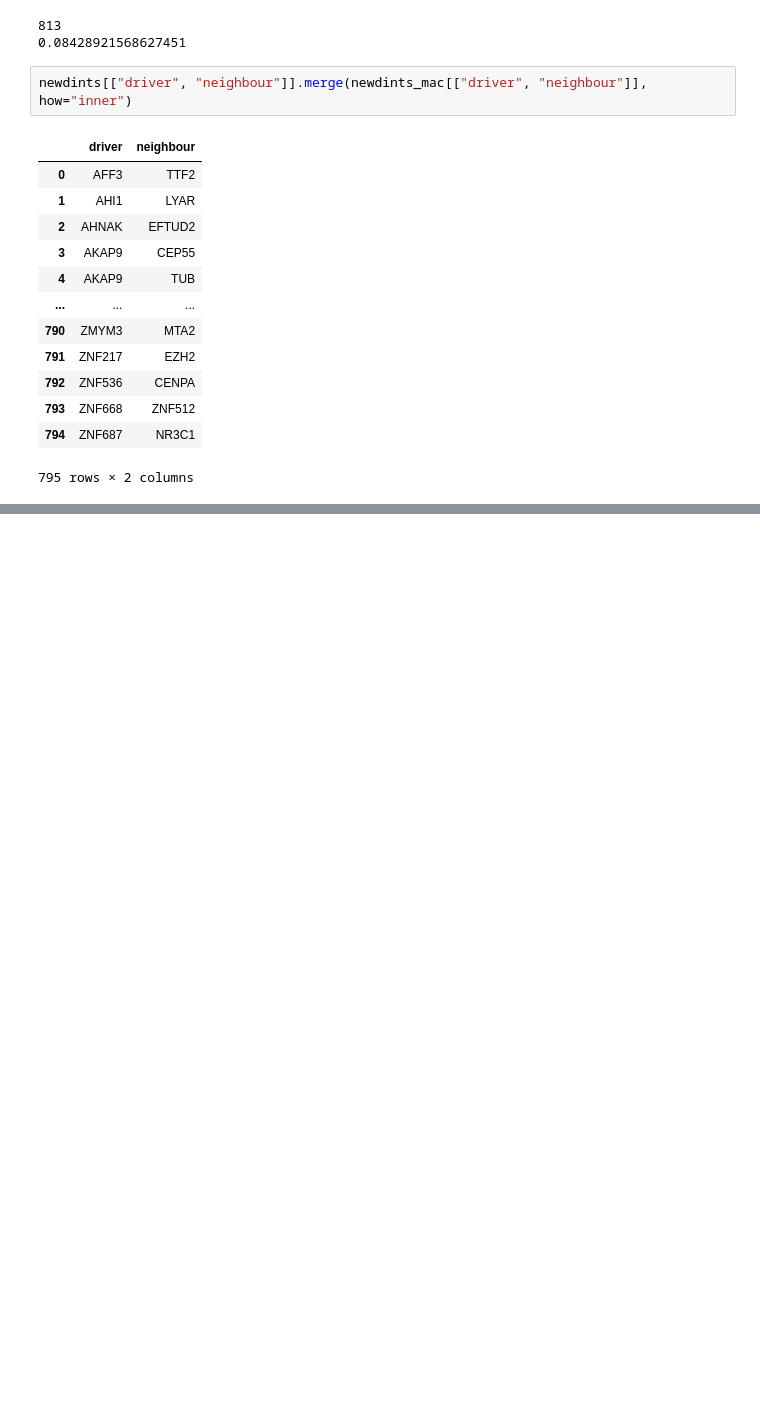
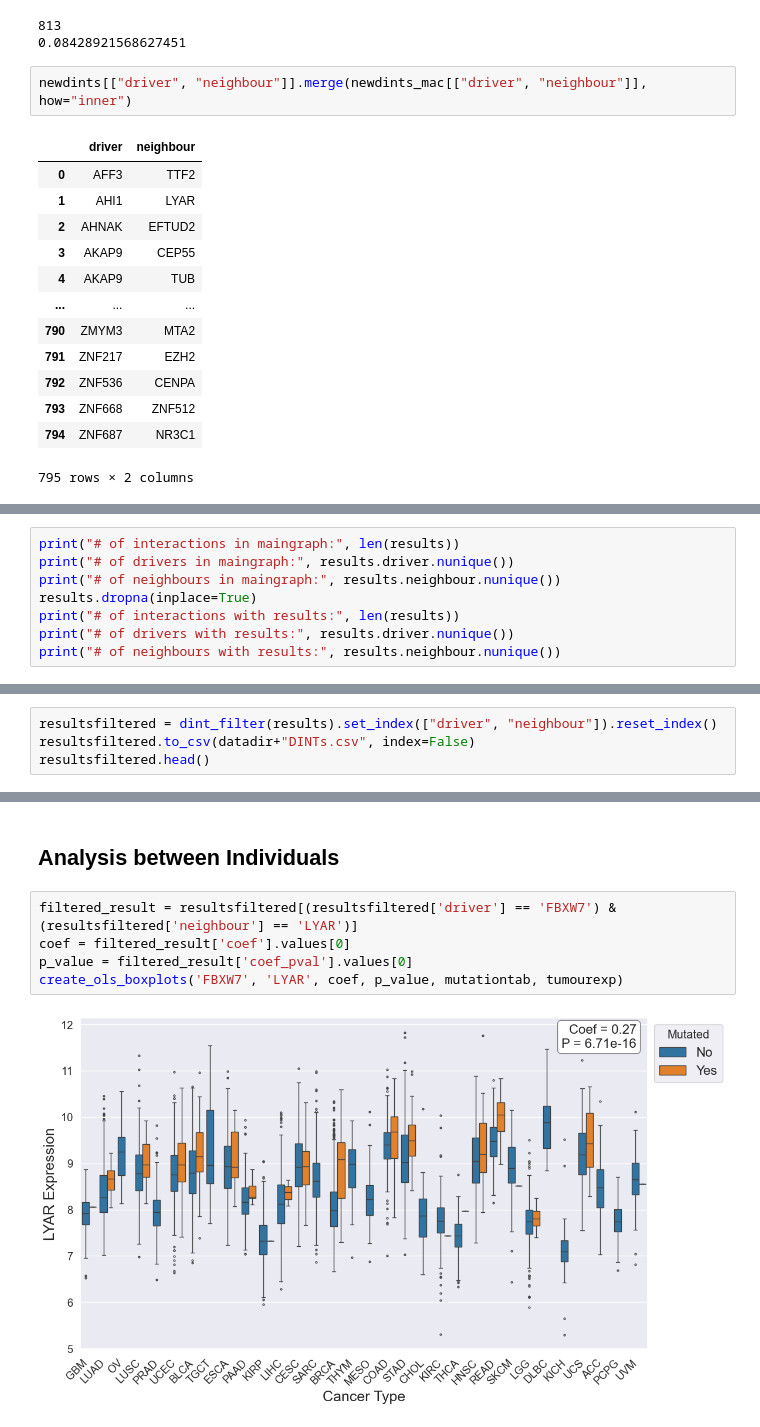
Before and after one commit to MarciaFSVital/MasterThesisCode, a Jupyter notebook: driver_neighbours_analysis.ipynb, the cells around one changed output, grey strips where cells are left out. Cells and saved outputs as stored; diff of their text form; blank space fills up the shorter version.

```diff
--- a/driver_neighbours_analysis.ipynb
+++ b/driver_neighbours_analysis.ipynb
@@ -494,0 +839,8 @@ newdints[["driver", "neighbour"]].merge(newdints_mac[["driver", "neighbour"]], h
+# %%
+print("# of interactions in maingraph:", len(results))
+print("# of drivers in maingraph:", results.driver.nunique())
+print("# of neighbours in maingraph:", results.neighbour.nunique())
+results.dropna(inplace=True)
+print("# of interactions with results:", len(results))
+print("# of drivers with results:", results.driver.nunique())
+print("# of neighbours with results:", results.neighbour.nunique())
@@ -494,0 +856,4 @@ newdints[["driver", "neighbour"]].merge(newdints_mac[["driver", "neighbour"]], h
+# %%
+resultsfiltered = dint_filter(results).set_index(["driver", "neighbour"]).reset_index()
+resultsfiltered.to_csv(datadir+"DINTs.csv", index=False)
+resultsfiltered.head()
@@ -494,0 +935,9 @@ newdints[["driver", "neighbour"]].merge(newdints_mac[["driver", "neighbour"]], h
+# %% [markdown]
+## Analysis between Individuals
+# %%
+filtered_result = resultsfiltered[(resultsfiltered['driver'] == 'FBXW7') & (resultsfiltered['neighbour'] == 'LYAR')]
+coef = filtered_result['coef'].values[0]
+p_value = filtered_result['coef_pval'].values[0]
+create_ols_boxplots('FBXW7', 'LYAR', coef, p_value, mutationtab, tumourexp)
+# %% [output]
+[figure, added]
```
Also changed, not shown: parts of 40 cells of this notebook.
